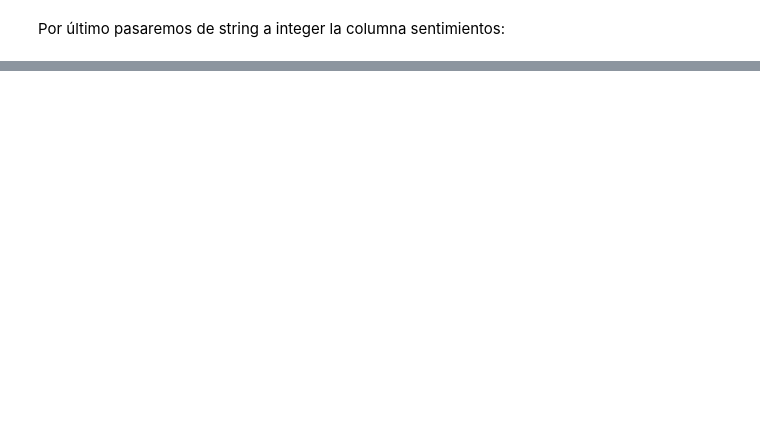
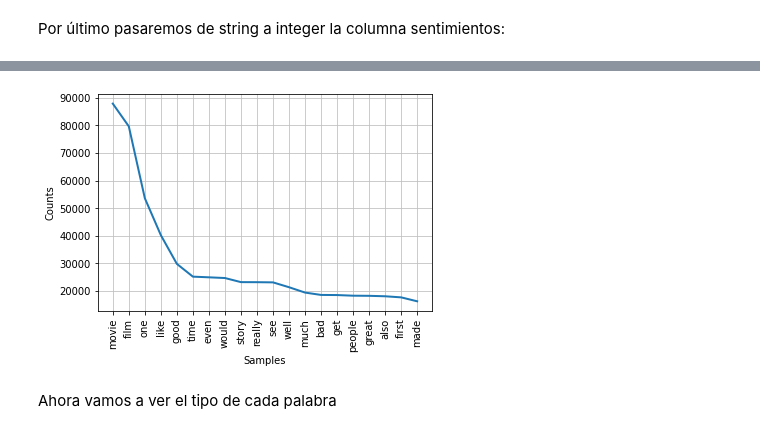
Before and after one commit to rodriguezg-alvaro/IMBD_Review_Analysis, a Jupyter notebook: Codigo.ipynb, the cells around one changed output, grey strips where cells are left out. Drawn from its saved outputs; the diff is of its cells as text; code cells hidden in the pictures; blank space fills up the shorter version.

Commit message:
Analizar Palabras inicio

```diff
--- a/Codigo.ipynb
+++ b/Codigo.ipynb
@@ -101,0 +120,3 @@ for review in reviews_list:
+# %%
+reviews_list = list(reviews['review'])
+review_post = [tags_out(review,stopwords) for review in reviews_list]
@@ -167,0 +156,12 @@ NameError: name 'embedding_matrix' is not defined
+# %%
+from nltk.tokenize import word_tokenize
+
+def get_word_tokens(sentences):
+    '''Word tokenization'''
+    words = []
+    for sent in sentences:
+        words.extend(word_tokenize(sent))
+    print(words)
+    return(words)
+# %%
+review_words = get_word_tokens(review_post)
@@ -167,0 +178,15 @@ NameError: name 'embedding_matrix' is not defined
+# %%
+import matplotlib
+from nltk.probability import FreqDist
+matplotlib.use('TkAgg')
+
+def plot_freq_dist(words, num_words = 20):
+    fdist = FreqDist(words)
+    fdist.plot(num_words,cumulative=False)
+# %%
+# plot_freq_dist(sample_words, num_words=10)
+plot_freq_dist(review_words, num_words=20)
+# %% [output]
+[figure, added]
+# %% [markdown]
+Ahora vamos a ver el tipo de cada palabra
```
Also changed, not shown: parts of 45 cells of this notebook.
